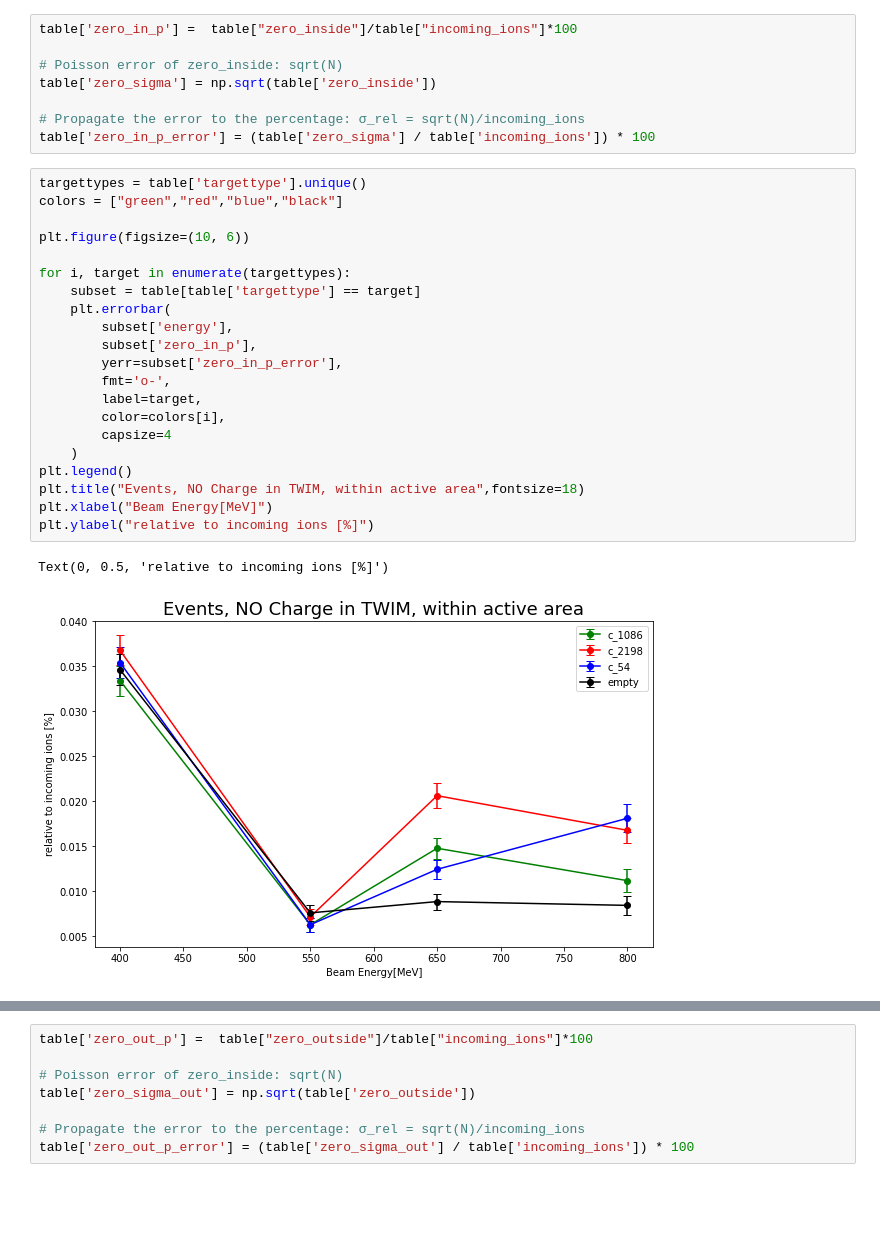
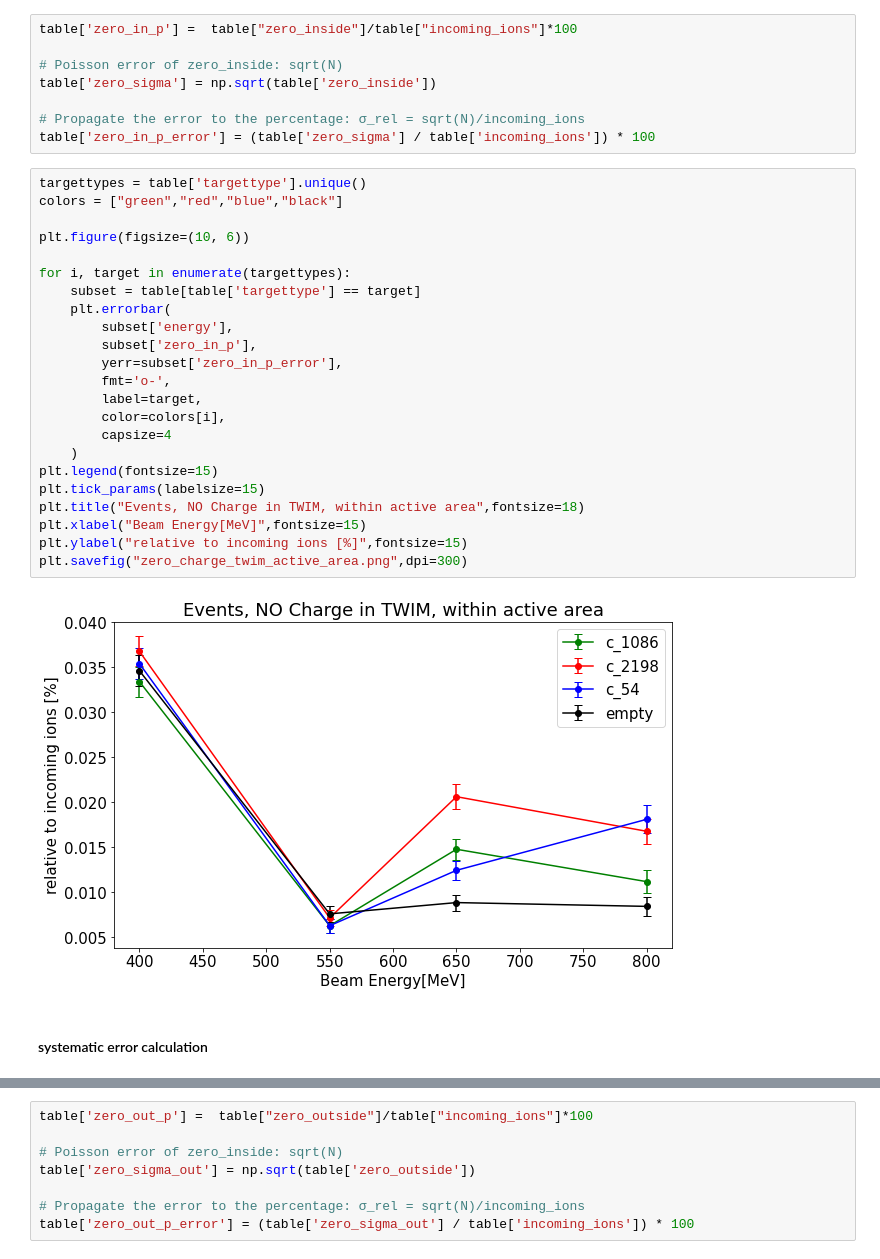
Before and after one commit to jenegger/r3bweek24_gsi, a Jupyter notebook: zero_entries_twim_check.ipynb, the cells around one changed output, grey strips where cells are left out. Cells and saved outputs as stored; diff of their text form; blank space fills up the shorter version.

```diff
--- a/zero_entries_twim_check.ipynb
+++ b/zero_entries_twim_check.ipynb
@@ -52,24 +52,27 @@ table['zero_in_p_error'] = (table['zero_sigma'] / table['incoming_ions']) * 100
 # %%
 targettypes = table['targettype'].unique()
 colors = ["green","red","blue","black"]
 
 plt.figure(figsize=(10, 6))
 
 for i, target in enumerate(targettypes):
     subset = table[table['targettype'] == target]
     plt.errorbar(
         subset['energy'],
         subset['zero_in_p'],
         yerr=subset['zero_in_p_error'],
         fmt='o-',
         label=target,
         color=colors[i],
         capsize=4
     )
-plt.legend()
+plt.legend(fontsize=15)
+plt.tick_params(labelsize=15)
 plt.title("Events, NO Charge in TWIM, within active area",fontsize=18)
-plt.xlabel("Beam Energy[MeV]")
-plt.ylabel("relative to incoming ions [%]")
+plt.xlabel("Beam Energy[MeV]",fontsize=15)
+plt.ylabel("relative to incoming ions [%]",fontsize=15)
+plt.savefig("zero_charge_twim_active_area.png",dpi=300)
 # %% [output]
-Text(0, 0.5, 'relative to incoming ions [%]')
-[figure, old version]
+[figure, new version]
+# %% [markdown]
+#### systematic error calculation
```
Also changed, not shown: parts of 1 cell of this notebook, 37 other files.
